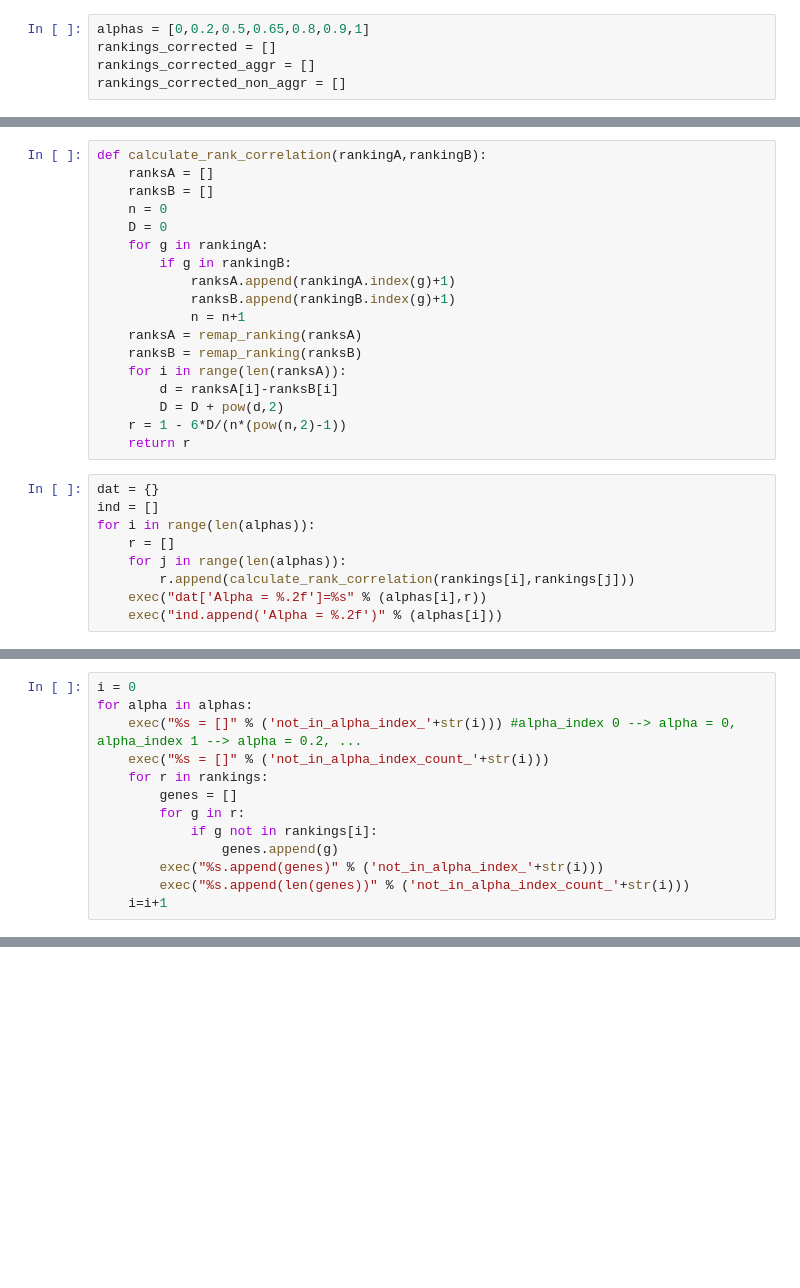
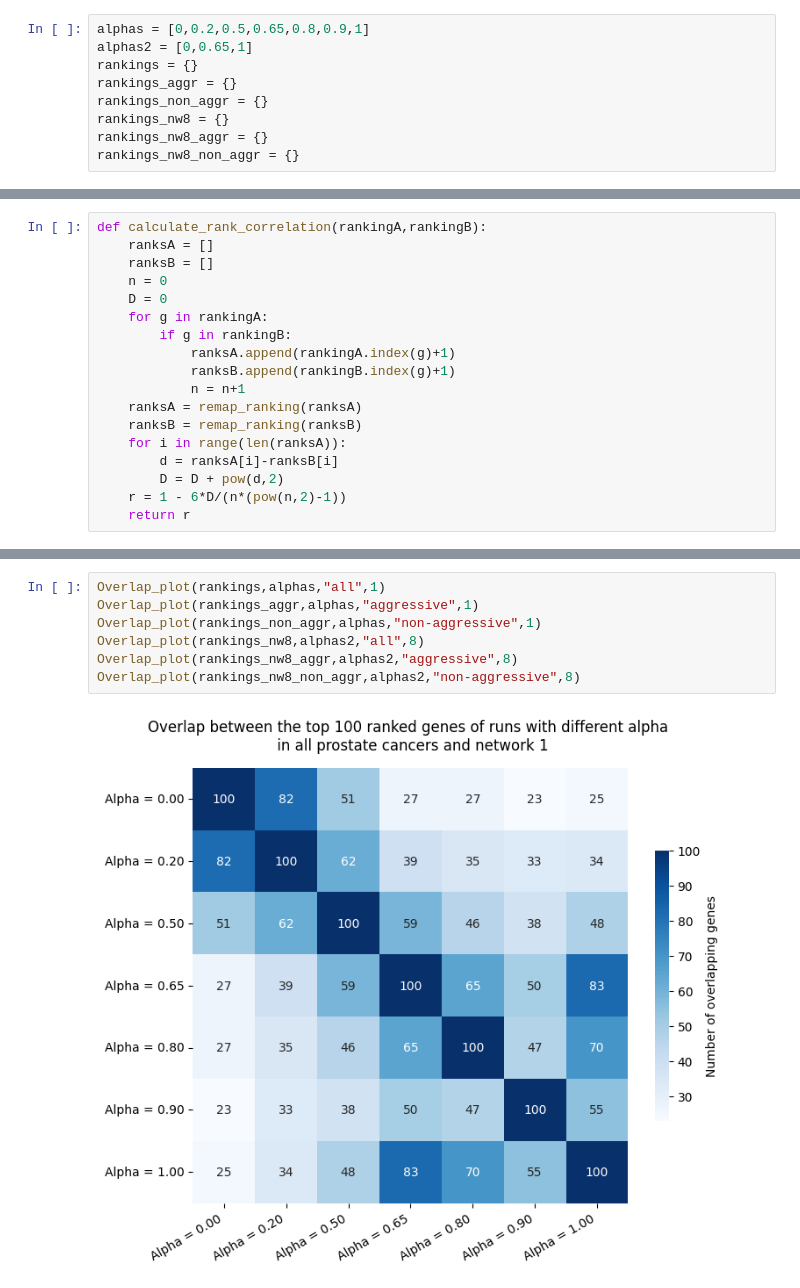
Before and after one commit to dmartmillan/OMEN, a Jupyter notebook: new_data/Compare_rankings.ipynb, the cells around one changed output, grey strips where cells are left out. Drawn from its saved outputs; the diff is of its cells as text; blank space fills up the shorter version.

```diff
--- a/new_data/Compare_rankings.ipynb
+++ b/new_data/Compare_rankings.ipynb
@@ -9,7 +9,11 @@ from matplotlib_venn import venn3, venn2
 # %%
 alphas = [0,0.2,0.5,0.65,0.8,0.9,1]
-rankings_corrected = []
-rankings_corrected_aggr = []
-rankings_corrected_non_aggr = []
+alphas2 = [0,0.65,1]
+rankings = {}
+rankings_aggr = {}
+rankings_non_aggr = {}
+rankings_nw8 = {}
+rankings_nw8_aggr = {}
+rankings_nw8_non_aggr = {}
 # %%
 for alpha in alphas:
@@ -284,13 +102,4 @@ def calculate_rank_correlation(rankingA,rankingB):
         D = D + pow(d,2)
     r = 1 - 6*D/(n*(pow(n,2)-1))
     return r
-# %%
-dat = {}
-ind = []
-for i in range(len(alphas)):
-    r = []
-    for j in range(len(alphas)):
-        r.append(calculate_rank_correlation(rankings[i],rankings[j]))
-    exec("dat['Alpha = %.2f']=%s" % (alphas[i],r))
-    exec("ind.append('Alpha = %.2f')" % (alphas[i]))
 # %%
@@ -312,13 +128,0 @@ plt.show()
-# %%
-i = 0
-for alpha in alphas:
-    exec("%s = []" % ('not_in_alpha_index_'+str(i))) #alpha_index 0 --> alpha = 0, alpha_index 1 --> alpha = 0.2, ...
-    exec("%s = []" % ('not_in_alpha_index_count_'+str(i)))
-    for r in rankings:
-        genes = []
-        for g in r:
-            if g not in rankings[i]:
-                genes.append(g)
-        exec("%s.append(genes)" % ('not_in_alpha_index_'+str(i)))
-        exec("%s.append(len(genes))" % ('not_in_alpha_index_count_'+str(i)))
-    i=i+1
@@ -345,0 +178,9 @@ index
+# %%
+Overlap_plot(rankings,alphas,"all",1)
+Overlap_plot(rankings_aggr,alphas,"aggressive",1)
+Overlap_plot(rankings_non_aggr,alphas,"non-aggressive",1)
+Overlap_plot(rankings_nw8,alphas2,"all",8)
+Overlap_plot(rankings_nw8_aggr,alphas2,"aggressive",8)
+Overlap_plot(rankings_nw8_non_aggr,alphas2,"non-aggressive",8)
+# %% [output]
+[figure, added]
```
Also changed, not shown: parts of 24 cells of this notebook, 1 other file.
